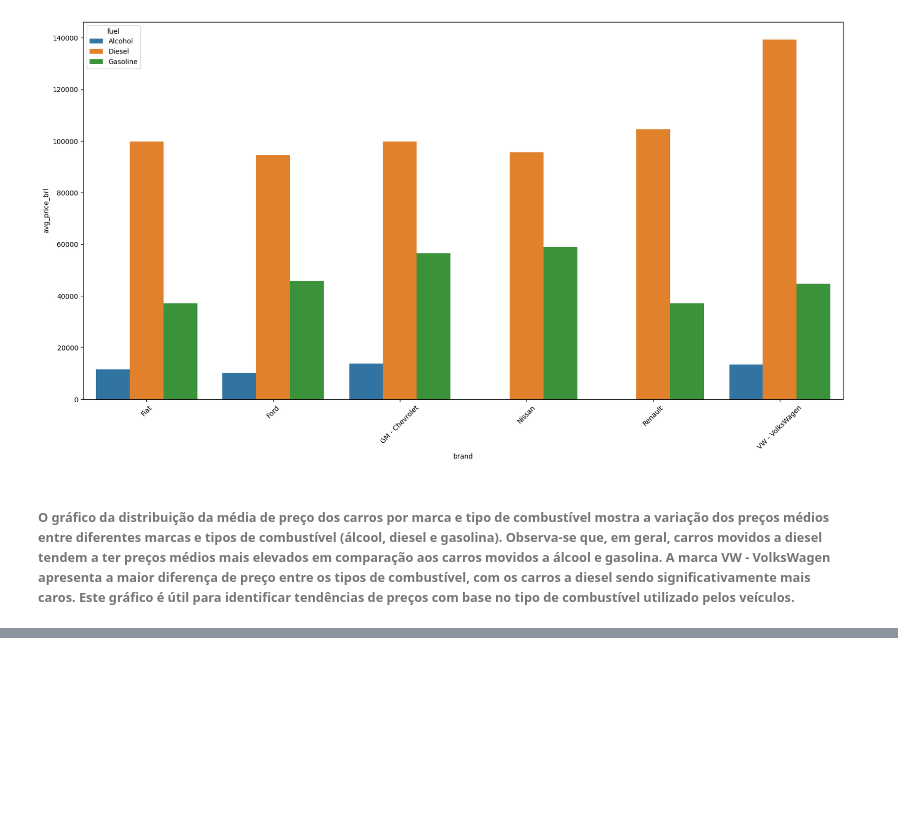
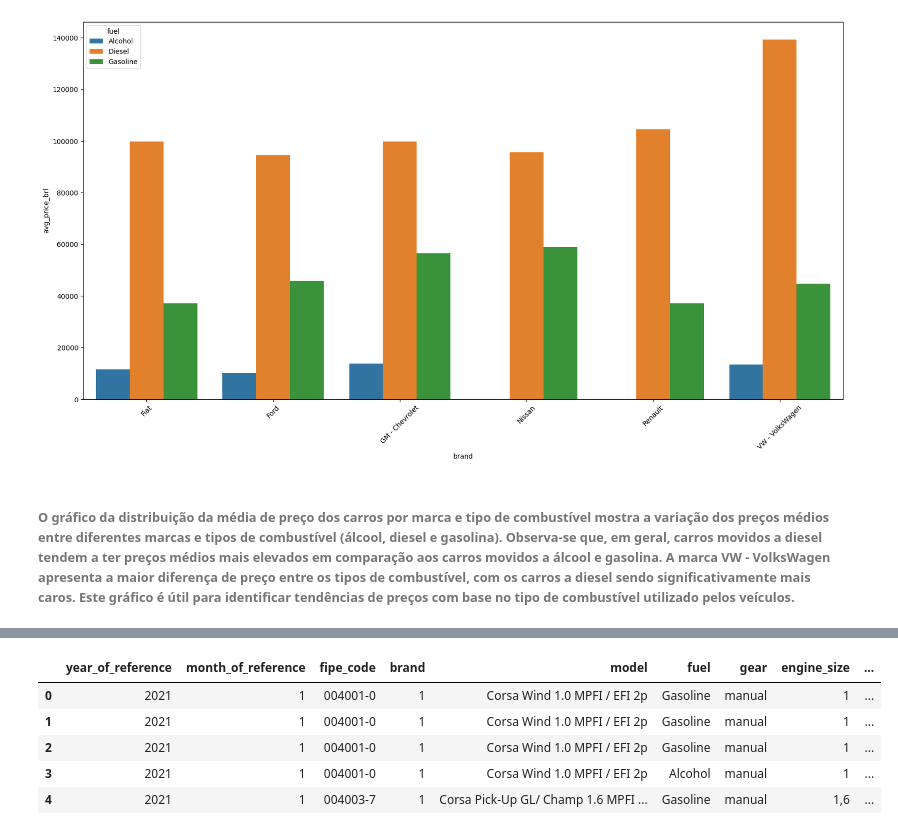
Before and after one commit to renato130182/Trabalho-IAA0002-LPA, a Jupyter notebook: script.ipynb, the cells around one changed output, grey strips where cells are left out. Saved outputs shown, nothing was run; the diff lists cells and outputs as text; code cells hidden in the pictures; blank space fills up the shorter version.

```diff
--- a/script.ipynb
+++ b/script.ipynb
@@ -273,0 +315,23 @@ plt.show()
+# %%
+# converter a marca para numeros e vice-versa
+Array_brand = dados['brand'].unique()
+mapa_brand = {mes: i+1 for i, mes in enumerate(Array_brand)}
+mapa_brand_inverso = {v: k for k, v in mapa_brand.items()}
+# Função para converter marca para número
+def brand_para_numero(df, coluna='brand'):
+    df[coluna] = df[coluna].replace(mapa_brand)
+    return df
+
+# Função para converter número para marca
+def numero_para_brand(df, coluna='brand'):
+    df[coluna] = df[coluna].replace(mapa_brand_inverso)
+    return df
+dados = brand_para_numero(dados)
+dados.head()
+# %% [output]
+|  | year_of_reference | month_of_reference | fipe_code | brand | model | fuel | gear | engine_size | ... |
+| 0 | 2021 | 1 | 004001-0 | 1 | Corsa Wind 1.0 MPFI / EFI 2p | Gasoline | manual | 1 | ... |
+| 1 | 2021 | 1 | 004001-0 | 1 | Corsa Wind 1.0 MPFI / EFI 2p | Gasoline | manual | 1 | ... |
+| 2 | 2021 | 1 | 004001-0 | 1 | Corsa Wind 1.0 MPFI / EFI 2p | Gasoline | manual | 1 | ... |
+| 3 | 2021 | 1 | 004001-0 | 1 | Corsa Wind 1.0 MPFI / EFI 2p | Alcohol | manual | 1 | ... |
+| 4 | 2021 | 1 | 004003-7 | 1 | Corsa Pick-Up GL/ Champ 1.6 MPFI ... | Gasoline | manual | 1,6 | ... |
```
Also changed, not shown: parts of 26 cells of this notebook, 2 other files.
